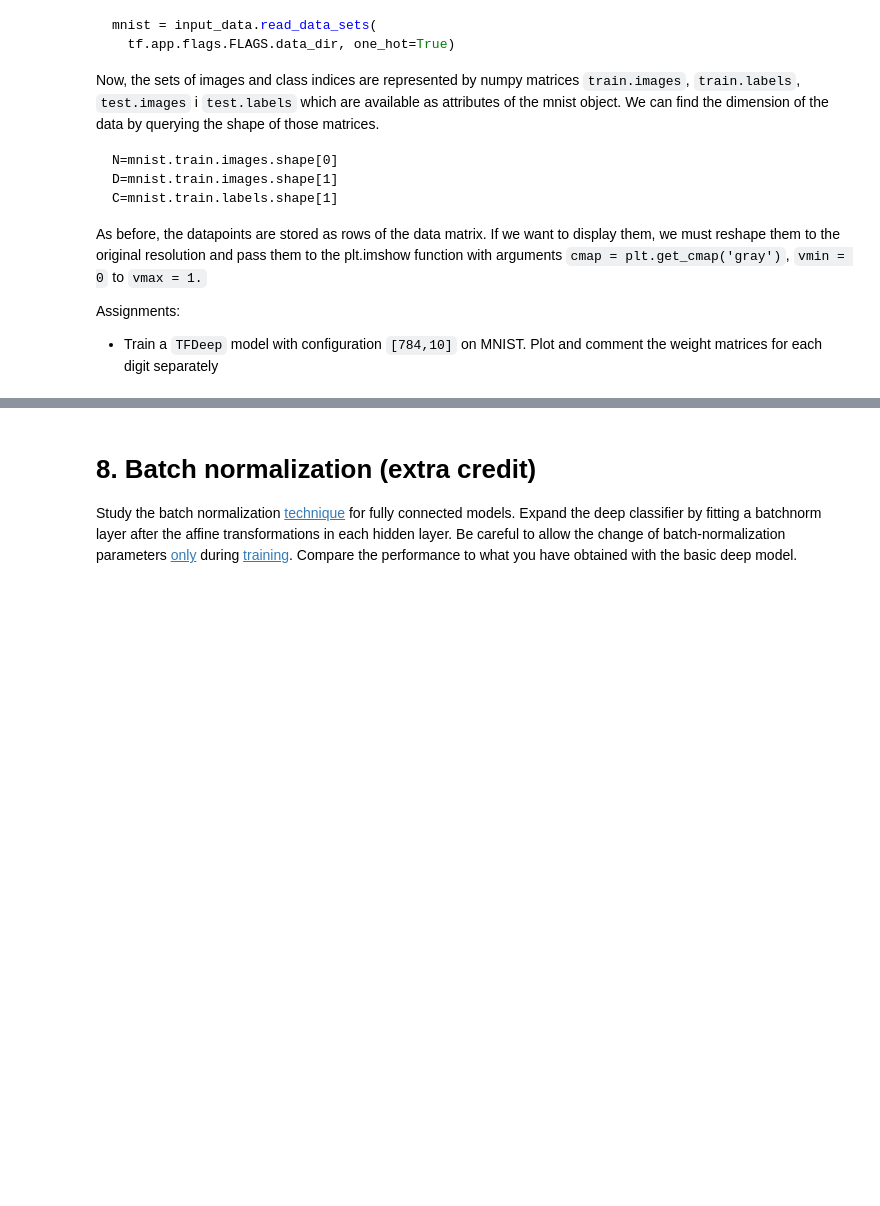
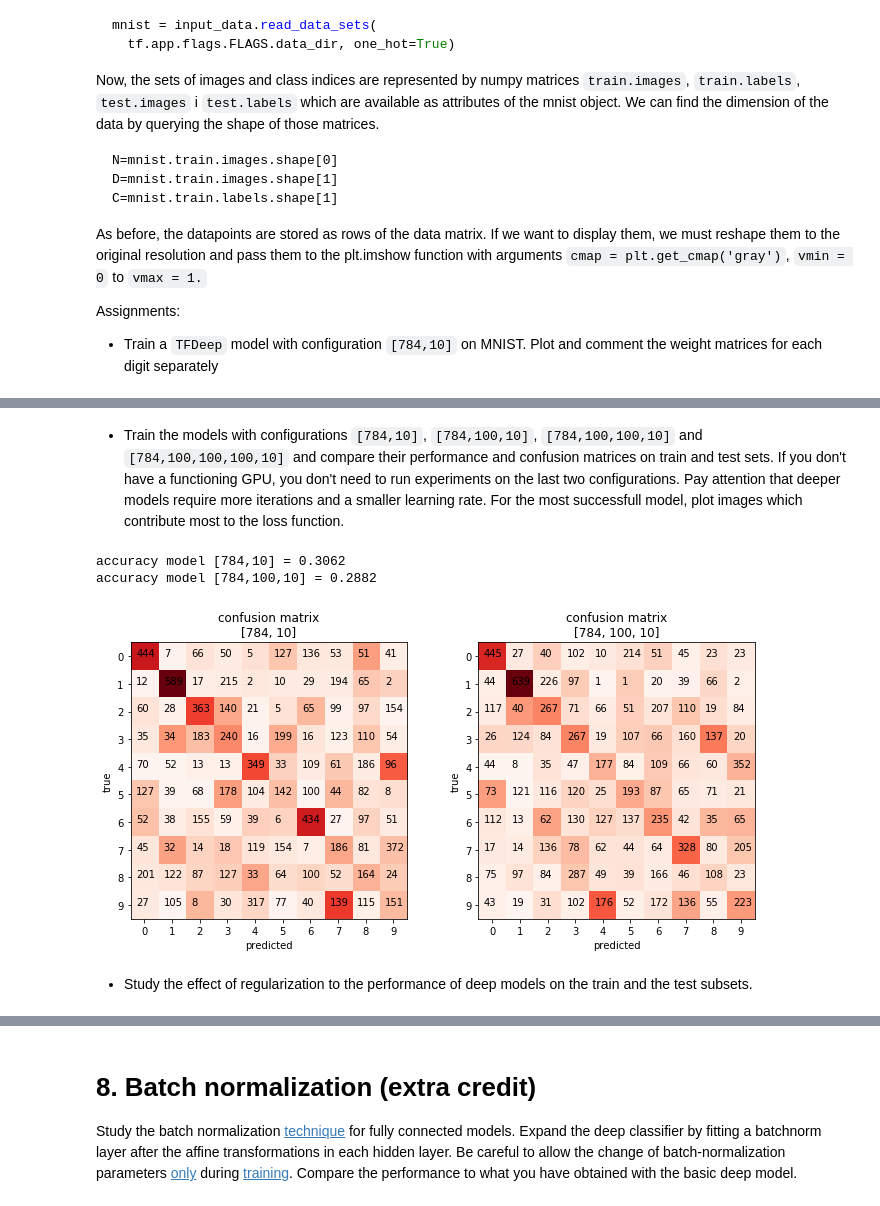
Before and after one commit to lstolcman/deep-learning, a Jupyter notebook: lab1/lab1.ipynb, the cells around one changed output, grey strips where cells are left out. Cells and saved outputs as stored; diff of their text form; code cells hidden in the pictures; blank space fills up the shorter version.

```diff
--- a/lab1/lab1.ipynb
+++ b/lab1/lab1.ipynb
@@ -999,0 +1037,44 @@ Yoh_test.shape (10000, 10)
+# %% [markdown]
+- Train the models with configurations `[784,10]`, `[784,100,10]`, `[784,100,100,10]` and `[784,100,100,100,10]` and compare their performance and confusion matrices on train and test sets. If you don't have a functioning GPU, you don't need to run experiments on the last two configurations. Pay attention that deeper models require more iterations and a smaller learning rate. For the most successfull model, plot images which contribute most to the loss function.
+# %%
+def draw_conf_mat(px, py, pi, conf_mat, configuration):
+    plt.subplot(px,py,pi)
+    plt.imshow(conf_mat, cmap='Reds')
+    plt.title('confusion matrix\n{}'.format(str(configuration)))
+    plt.xticks(range(10));plt.yticks(range(10));plt.ylabel('true');plt.xlabel('predicted')
+    for i in range(10):
+        for j in range(10):
+            plt.text(i-0.3/px,j,conf_mat[i][j])
+    plt.tight_layout()
+# %%
+configuration2 = [784, 100, 10]
+param_niter=5
+#configuration, activation_f, param_delta=0.5, param_lambda=1e-3
+tfdeep2 = TFDeep(configuration2, activation_f, param_delta=0.1)
+tfdeep2.train(X_train, Yoh_train, param_niter=param_niter, verbose=False)
+
+# evaluate accuracy on test set
+X = mnist.test.images
+Y_ = mnist.test.labels.argmax(1)
+
+probs = tfdeep.eval(X)
+probs2 = tfdeep2.eval(X)
+Y = probs.argmax(axis=1)
+Y2 = probs2.argmax(axis=1)
+
+print('accuracy model [784,10] = {}'.format(sklearn.metrics.accuracy_score(Y, Y_)))
+print('accuracy model [784,100,10] = {}'.format(sklearn.metrics.accuracy_score(Y2, Y_)))
+
+conf_mat = sklearn.metrics.confusion_matrix(Y, Y_)
+conf_mat2 = sklearn.metrics.confusion_matrix(Y2, Y_)
+
+draw_conf_mat(1,2,1, conf_mat, [784, 10])
+draw_conf_mat(1,2,2, conf_mat2, [784, 100, 10])
+plt.show()
+# %% [output]
+accuracy model [784,10] = 0.3062
+accuracy model [784,100,10] = 0.2882
+[figure, added]
+# %% [markdown]
+
+- Study the effect of regularization to the performance of deep models on the train and the test subsets.
```
Also changed, not shown: parts of 12 cells of this notebook.
